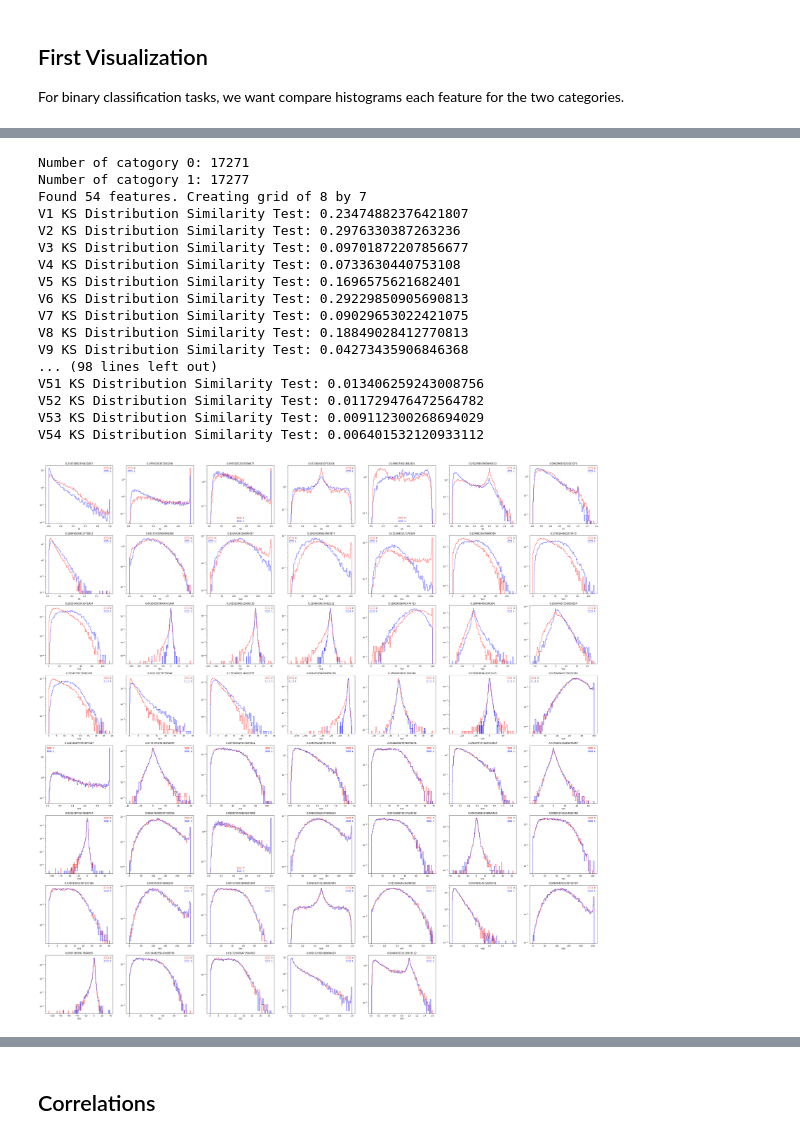
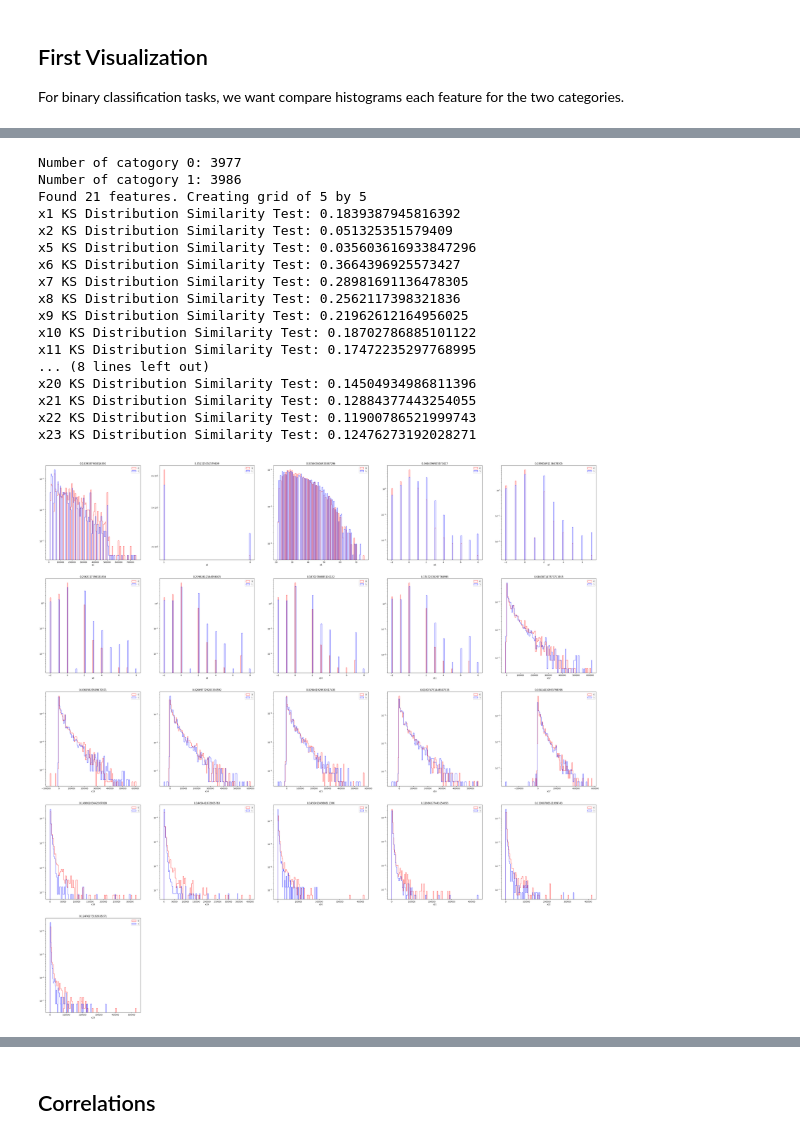
Before and after one commit to UTA-DataScience/DATA.4380.Spring.2024, a Jupyter notebook: Lectures/Lecture.8/Lecture.8.ipynb, the cells around one changed output, grey strips where cells are left out. Saved outputs shown, nothing was run; the diff lists cells and outputs as text; code cells hidden in the pictures.

```diff
--- a/Lectures/Lecture.8/Lecture.8.ipynb
+++ b/Lectures/Lecture.8/Lecture.8.ipynb
@@ -694,21 +512,21 @@ x23 KS Distribution Similarity Test: 0.12476273192028271
 # %%
-compare_features_binary(load_dataset(binary_classification[3]),True)
+compare_features_binary(load_dataset(binary_classification[0]),True)
 # %% [output]
-Number of catogory 0: 17271
-Number of catogory 1: 17277
-Found 54 features. Creating grid of 8 by 7
-V1 KS Distribution Similarity Test: 0.23474882376421807
-V2 KS Distribution Similarity Test: 0.2976330387263236
-V3 KS Distribution Similarity Test: 0.09701872207856677
-V4 KS Distribution Similarity Test: 0.0733630440753108
-V5 KS Distribution Similarity Test: 0.1696575621682401
-V6 KS Distribution Similarity Test: 0.29229850905690813
-V7 KS Distribution Similarity Test: 0.09029653022421075
-V8 KS Distribution Similarity Test: 0.18849028412770813
-V9 KS Distribution Similarity Test: 0.04273435906846368
-... (98 lines left out)
-V51 KS Distribution Similarity Test: 0.013406259243008756
-V52 KS Distribution Similarity Test: 0.011729476472564782
-V53 KS Distribution Similarity Test: 0.009112300268694029
-V54 KS Distribution Similarity Test: 0.006401532120933112
+Number of catogory 0: 3977
+Number of catogory 1: 3986
+Found 21 features. Creating grid of 5 by 5
+x1 KS Distribution Similarity Test: 0.1839387945816392
+x2 KS Distribution Similarity Test: 0.051325351579409
+x5 KS Distribution Similarity Test: 0.035603616933847296
+x6 KS Distribution Similarity Test: 0.3664396925573427
+x7 KS Distribution Similarity Test: 0.28981691136478305
+x8 KS Distribution Similarity Test: 0.2562117398321836
+x9 KS Distribution Similarity Test: 0.21962612164956025
+x10 KS Distribution Similarity Test: 0.18702786885101122
+x11 KS Distribution Similarity Test: 0.17472235297768995
+... (8 lines left out)
+x20 KS Distribution Similarity Test: 0.14504934986811396
+x21 KS Distribution Similarity Test: 0.12884377443254055
+x22 KS Distribution Similarity Test: 0.11900786521999743
+x23 KS Distribution Similarity Test: 0.12476273192028271
-[figure, old version]
+[figure, new version]
```
Also changed, not shown: parts of 60 cells of this notebook, 2 other files.
